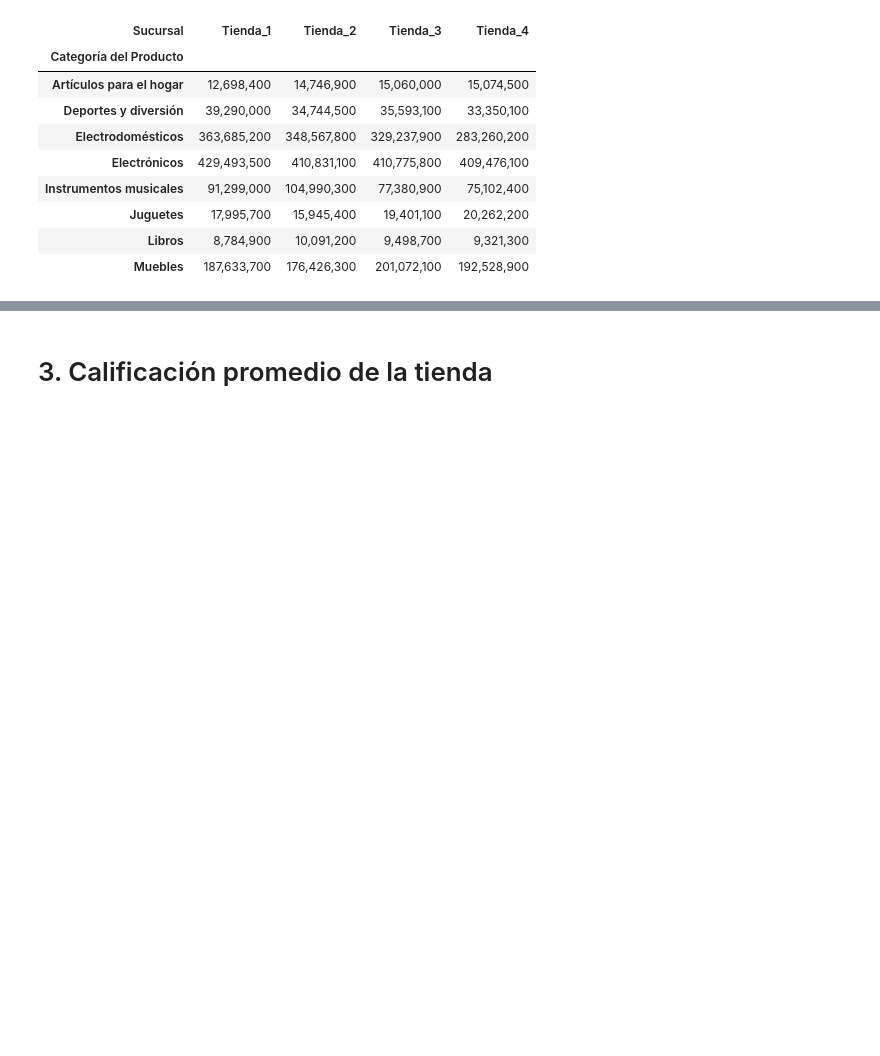
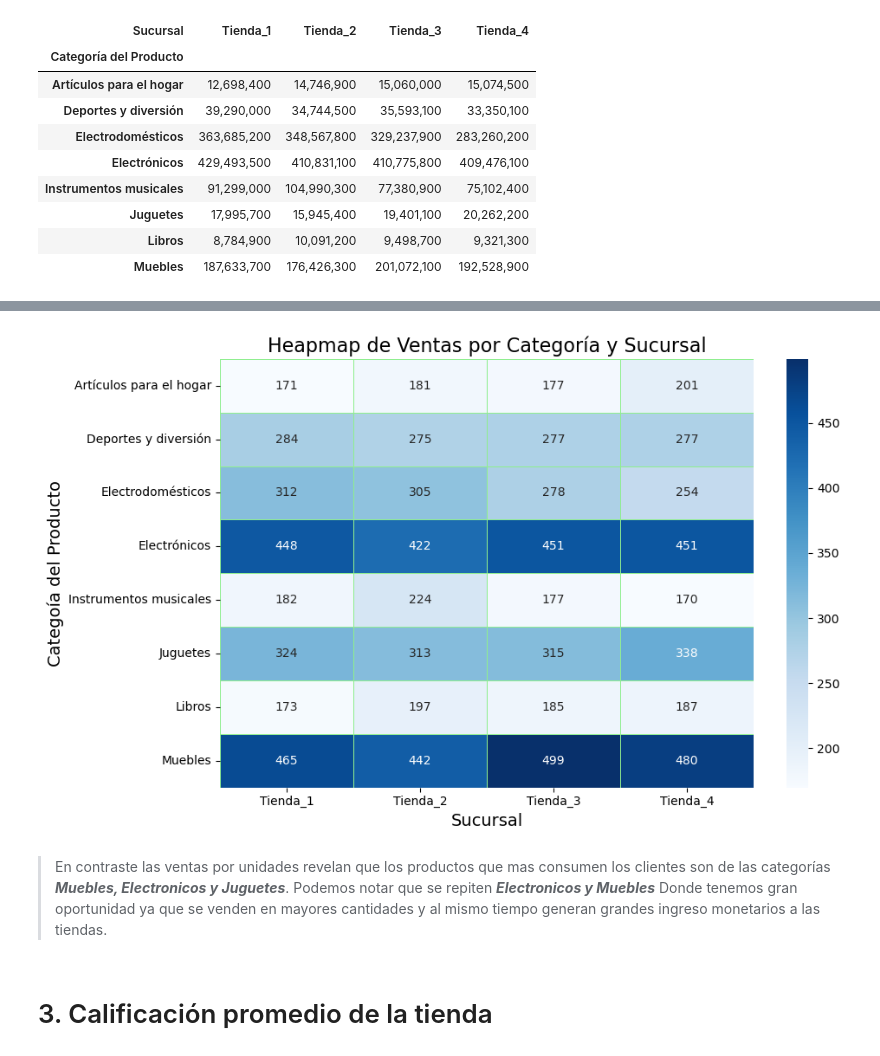
Before and after one commit to Fersh5/alura_store, a Jupyter notebook: AluraStoreLatam.ipynb, the cells around one changed output, grey strips where cells are left out. Cells and saved outputs as stored; diff of their text form; code cells hidden in the pictures; blank space fills up the shorter version.

```diff
--- a/AluraStoreLatam.ipynb
+++ b/AluraStoreLatam.ipynb
@@ -163,3 +194,19 @@ plt.show()
+# %%
+plt.figure(figsize=(10,6))
+
+sns.heatmap(ventas_categoria_unidades,annot=True,fmt=',.0f',cmap='Blues',linewidths=.5,linecolor='lightgreen')
+
+plt.title('Heapmap de Ventas por Categoría y Sucursal',fontsize=16)
+plt.xlabel('Sucursal',fontsize=14)
+plt.ylabel('Categoía del Producto',fontsize=14)
+
+plt.tight_layout()
+plt.show()
+# %% [output]
+[figure, added]
+# %% [markdown]
+>En contraste las ventas por unidades revelan que los productos que mas consumen los clientes son de las categorías ***Muebles, Electronicos y Juguetes***.
+Podemos notar que se repiten ***Electronicos y Muebles*** Donde tenemos gran oportunidad ya que se venden en mayores cantidades y al mismo tiempo generan grandes ingreso monetarios a las tiendas.
 # %% [markdown]
 # 3. Calificación promedio de la tienda
 # %%
```
Also changed, not shown: parts of 15 cells of this notebook.
